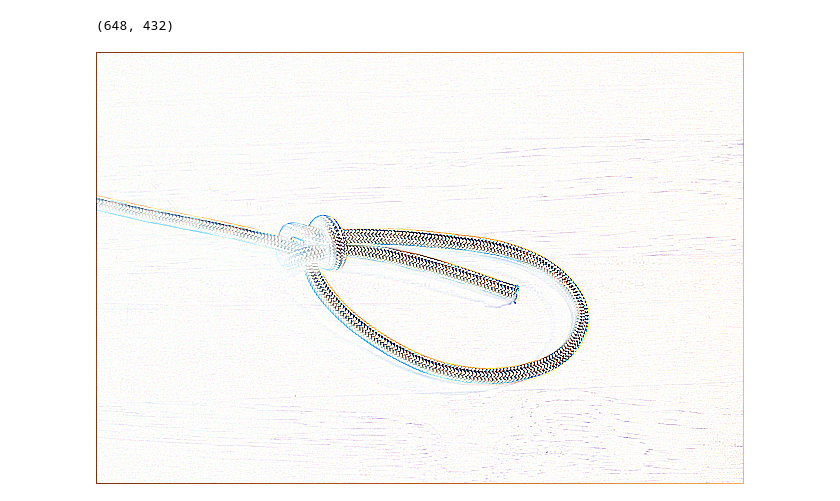
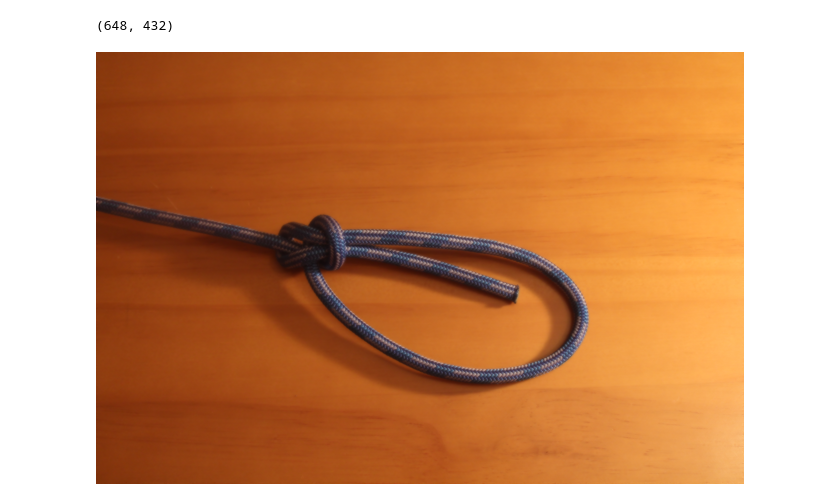
Before and after one commit to ty-zhao1/rope, a Jupyter notebook: data_augment.ipynb, the cells around one changed output. Saved outputs shown, nothing was run; the diff lists cells and outputs as text; code cells hidden in the pictures.

```diff
--- a/data_augment.ipynb
+++ b/data_augment.ipynb
@@ -42,6 +42,6 @@ get_size(kernel_convolution(get_downsampled_image(sample_path, 8), ImageFilter.C
 # %% [output]
 (648, 432)
 # %%
-display(kernel_convolution(get_downsampled_image(sample_path, 8), ImageFilter.CONTOUR))
+display(kernel_convolution(get_downsampled_image(sample_path, 8), ImageFilter.SMOOTH_MORE))
 # %% [output]
-[figure, old version]
+[figure, new version]
```
